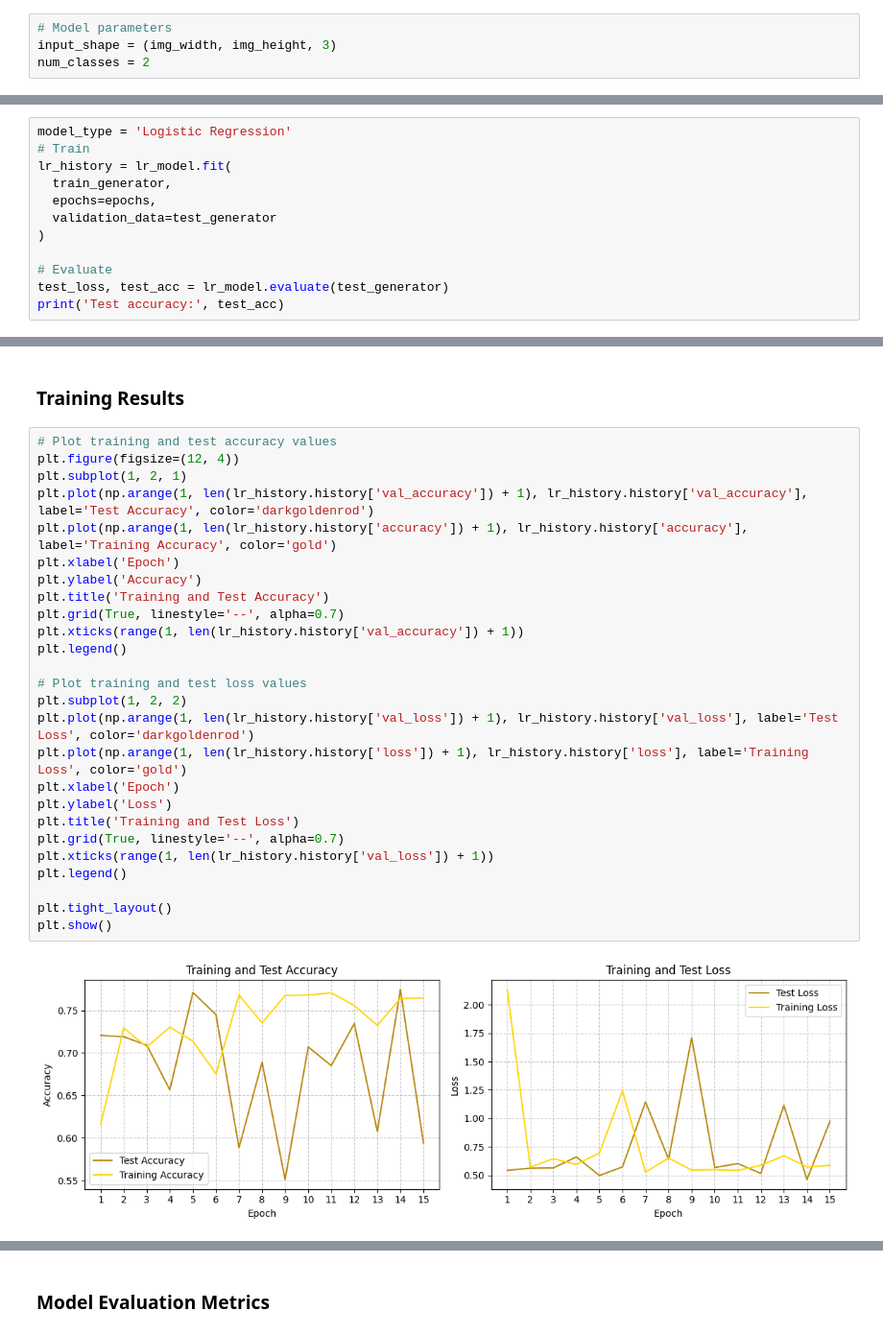
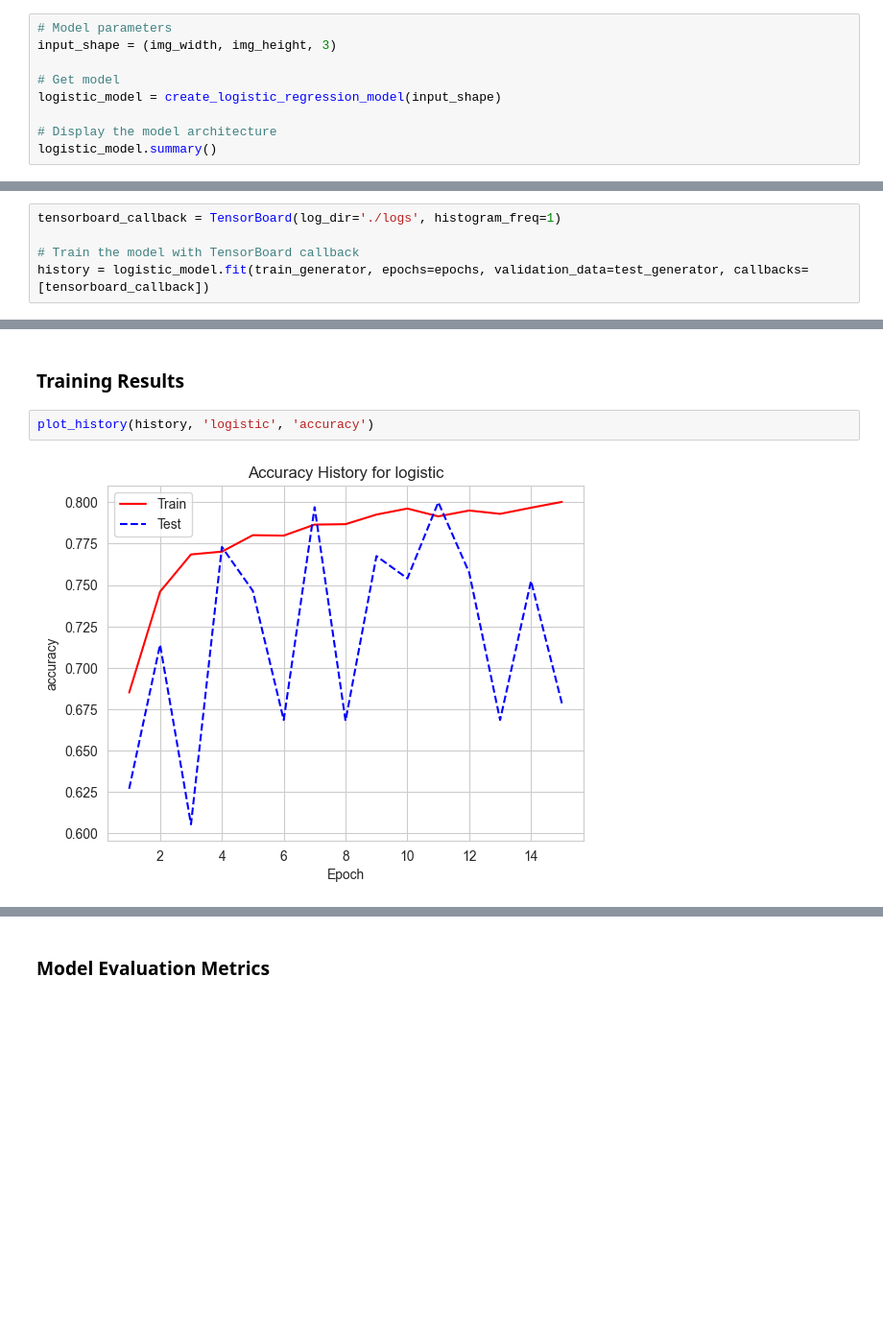
Before and after one commit to yairyaakov/Skin-Cancer-Detection-models, a Jupyter notebook: Skin_Cancer_Detection_models.ipynb, the cells around one changed output, grey strips where cells are left out. Shown at 96% size. Saved outputs shown, nothing was run; the diff lists cells and outputs as text; blank space fills up the shorter version.

```diff
--- a/Skin_Cancer_Detection_models.ipynb
+++ b/Skin_Cancer_Detection_models.ipynb
@@ -492,4 +479,9 @@ def create_logistic_regression_model(input_shape, num_classes):
 # %%
 # Model parameters
 input_shape = (img_width, img_height, 3)
-num_classes = 2
+
+# Get model
+logistic_model = create_logistic_regression_model(input_shape)
+
+# Display the model architecture
+logistic_model.summary()
@@ -516,16 +502,9 @@ Model: "sequential_1"
 # %% [markdown]
 ### Training and evaluating
 # %%
-model_type = 'Logistic Regression'
-# Train
-lr_history = lr_model.fit(
-  train_generator,
-  epochs=epochs,
-  validation_data=test_generator
-)
+tensorboard_callback = TensorBoard(log_dir='./logs', histogram_freq=1)
 
-# Evaluate
-test_loss, test_acc = lr_model.evaluate(test_generator)
-print('Test accuracy:', test_acc)
+# Train the model with TensorBoard callback
+history = logistic_model.fit(train_generator, epochs=epochs, validation_data=test_generator, callbacks=[tensorboard_callback])
 # %% [output]
 Epoch 1/15
@@ -548,30 +533,6 @@ Test accuracy: 0.593999981880188
 # %% [markdown]
 ### Training Results
 # %%
-# Plot training and test accuracy values
-plt.figure(figsize=(12, 4))
-plt.subplot(1, 2, 1)
-plt.plot(np.arange(1, len(lr_history.history['val_accuracy']) + 1), lr_history.history['val_accuracy'], label='Test Accuracy', color='darkgoldenrod')
-plt.plot(np.arange(1, len(lr_history.history['accuracy']) + 1), lr_history.history['accuracy'], label='Training Accuracy', color='gold')
-plt.xlabel('Epoch')
-plt.ylabel('Accuracy')
-plt.title('Training and Test Accuracy')
-plt.grid(True, linestyle='--', alpha=0.7)
-plt.xticks(range(1, len(lr_history.history['val_accuracy']) + 1))
-plt.legend()
-
-# Plot training and test loss values
-plt.subplot(1, 2, 2)
-plt.plot(np.arange(1, len(lr_history.history['val_loss']) + 1), lr_history.history['val_loss'], label='Test Loss', color='darkgoldenrod')
-plt.plot(np.arange(1, len(lr_history.history['loss']) + 1), lr_history.history['loss'], label='Training Loss', color='gold')
-plt.xlabel('Epoch')
-plt.ylabel('Loss')
-plt.title('Training and Test Loss')
-plt.grid(True, linestyle='--', alpha=0.7)
-plt.xticks(range(1, len(lr_history.history['val_loss']) + 1))
-plt.legend()
-
-plt.tight_layout()
-plt.show()
+plot_history(history, 'logistic', 'accuracy')
 # %% [output]
-[figure, old version]
+[figure, new version]
```
Also changed, not shown: parts of 53 cells of this notebook, 3 other files.
